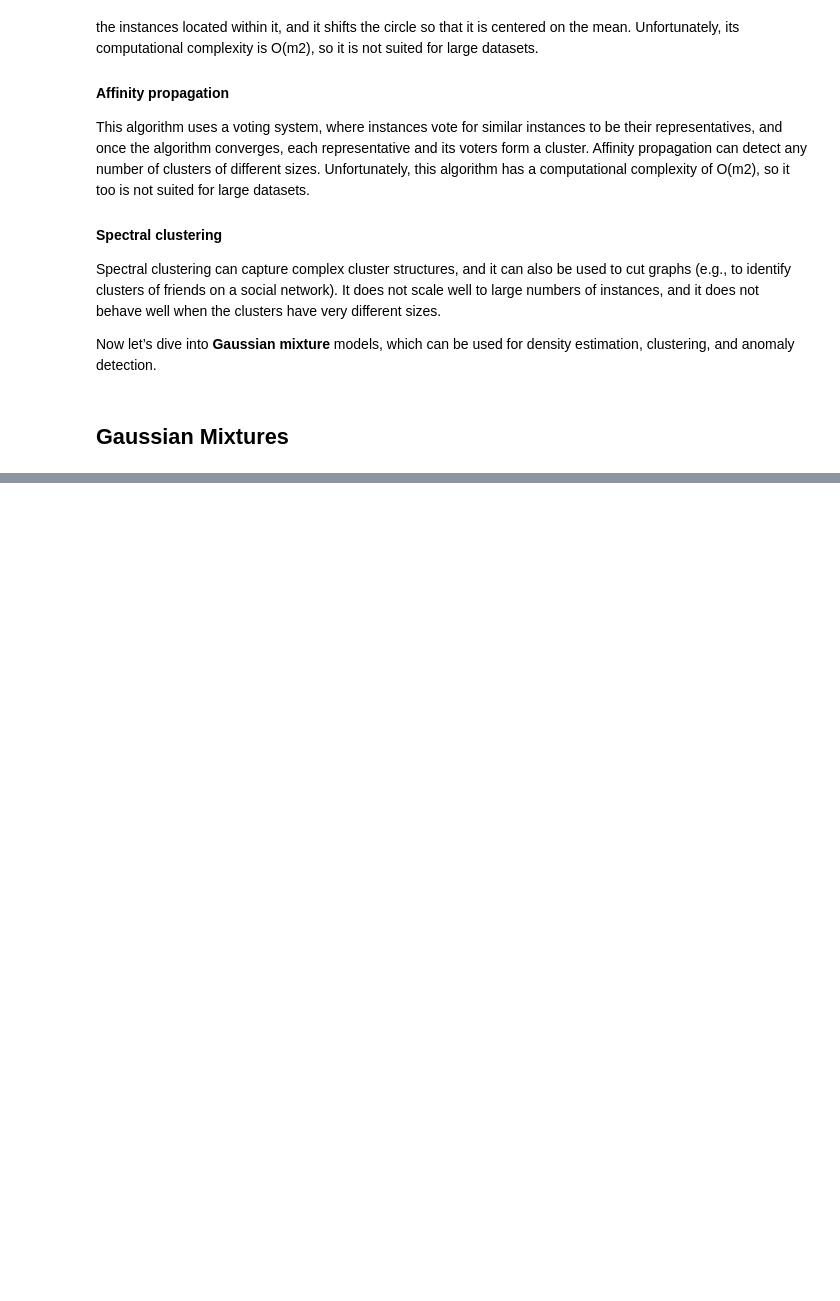
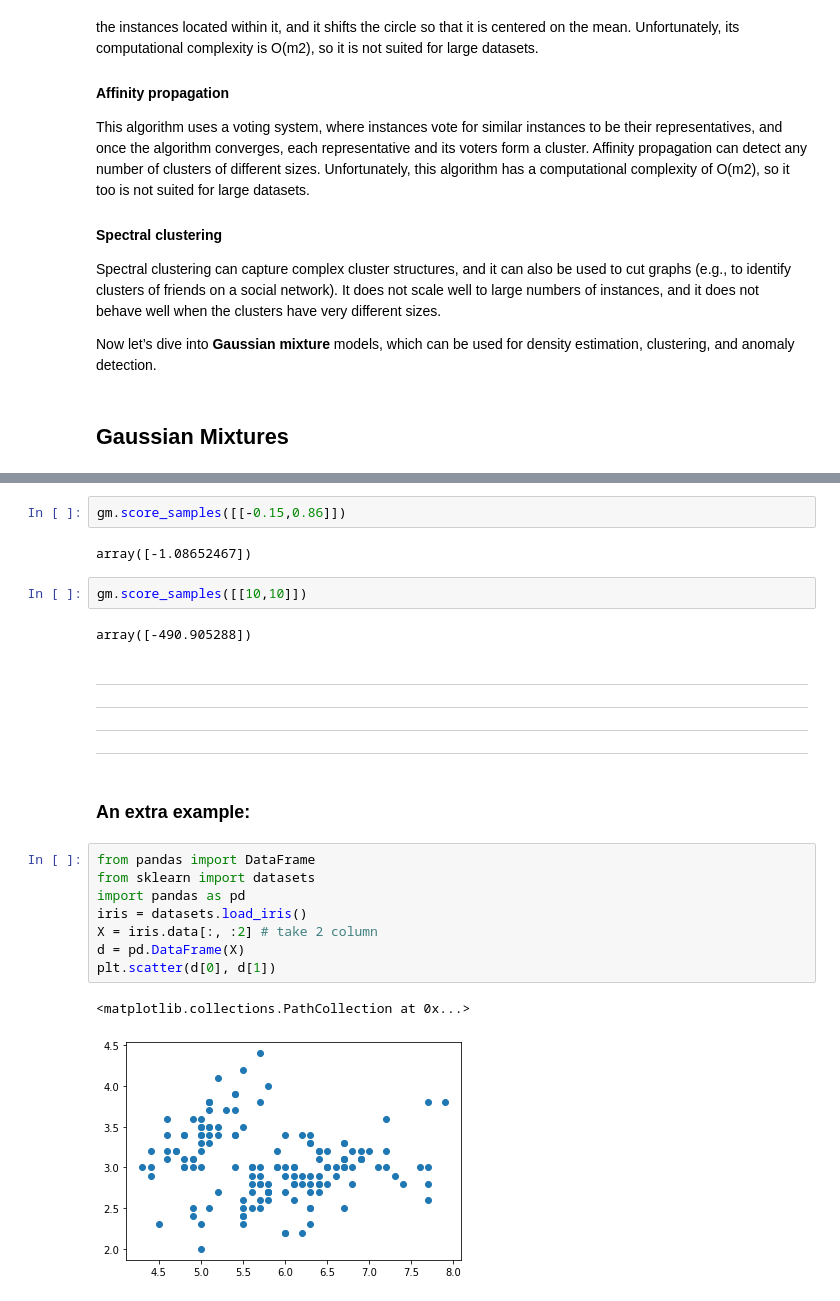
Before and after one commit to Bedirhangndnr/Hands_On_machine_Learning_CodesWithNotes, a Jupyter notebook: chapter9_Unsupervised_learning.ipynb, the cells around one changed output, grey strips where cells are left out. Saved outputs shown, nothing was run; the diff lists cells and outputs as text; blank space fills up the shorter version.

```diff
--- a/chapter9_Unsupervised_learning.ipynb
+++ b/chapter9_Unsupervised_learning.ipynb
@@ -513,0 +592,26 @@ array([[[ 0.17036462, -0.10351121],
+# %%
+gm.score_samples([[-0.15,0.86]])
+# %% [output]
+array([-1.08652467])
+# %%
+gm.score_samples([[10,10]])
+# %% [output]
+array([-490.905288])
+# %% [markdown]
+---
+---
+---
+---
+# %% [markdown]
+###  An extra example:
+# %%
+from pandas import DataFrame
+from sklearn import datasets
+import pandas as pd
+iris = datasets.load_iris()
+X = iris.data[:, :2] # take 2 column
+d = pd.DataFrame(X)
+plt.scatter(d[0], d[1])
+# %% [output]
+<matplotlib.collections.PathCollection at 0x...>
+[figure, added]
```
Also changed, not shown: parts of 33 cells of this notebook.
